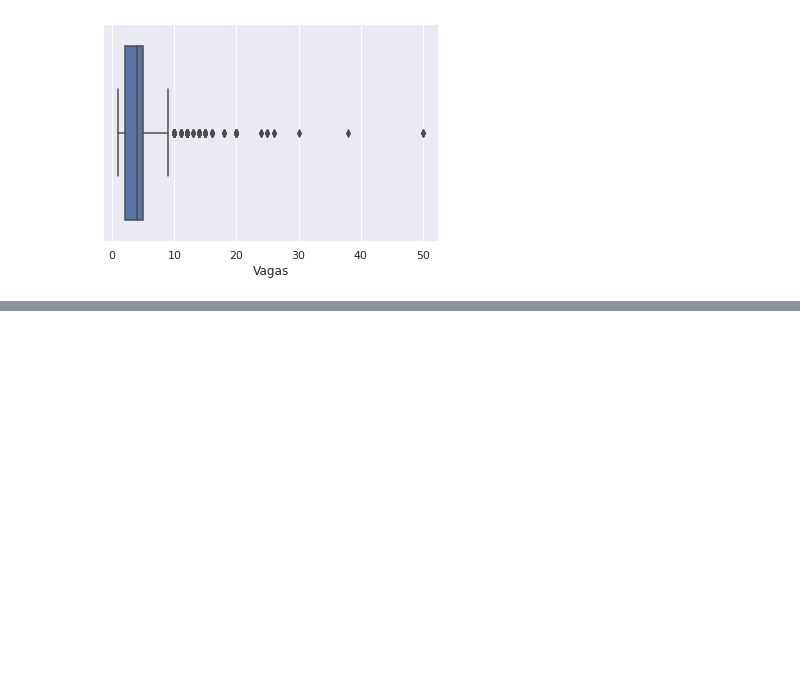
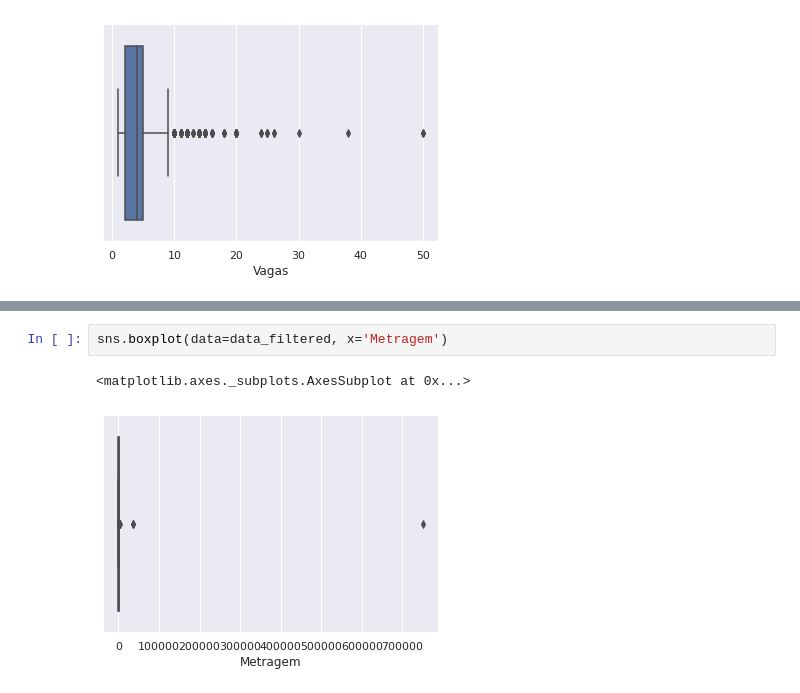
Before and after one commit to phenriquep00/imersao-dados-4, a Jupyter notebook: imersao_dados_4_02.ipynb, the cells around one changed output, grey strips where cells are left out. Drawn from its saved outputs; the diff is of its cells as text; blank space fills up the shorter version.

```diff
--- a/imersao_dados_4_02.ipynb
+++ b/imersao_dados_4_02.ipynb
@@ -553,0 +559,5 @@ sns.boxplot(data=data_filtered, x='Vagas')
+# %%
+sns.boxplot(data=data_filtered, x='Metragem')
+# %% [output]
+<matplotlib.axes._subplots.AxesSubplot at 0x...>
+[figure, added]
```
Also changed, not shown: parts of 1 cell of this notebook.
